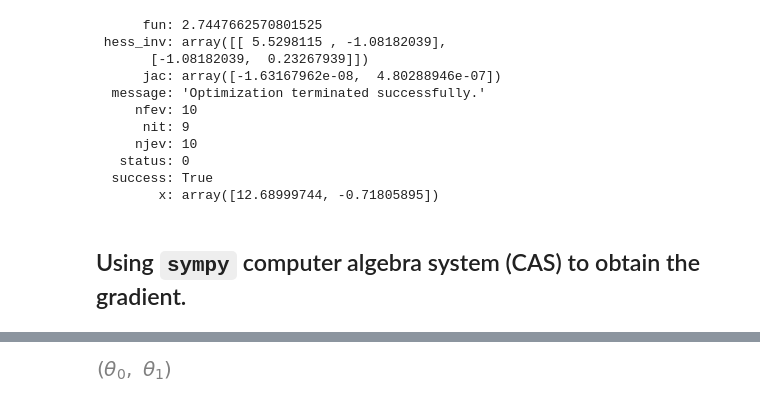
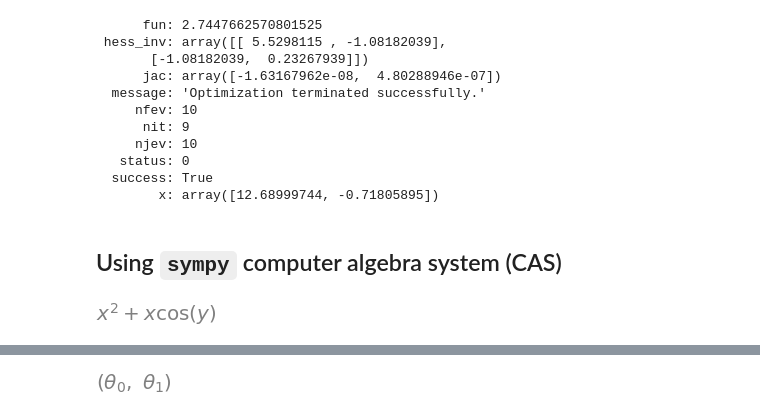
Before and after one commit to rramosp/2020.deeplearning, a Jupyter notebook: U3.01 - Designing ML algorithms assisted by a symbolic computing library.ipynb, the cells around one changed output, grey strips where cells are left out. Cells and saved outputs as stored; diff of their text form; code cells hidden in the pictures.

```diff
--- a/U3.01 - Designing ML algorithms assisted by a symbolic computing library.ipynb
+++ b/U3.01 - Designing ML algorithms assisted by a symbolic computing library.ipynb
@@ -92,4 +92,11 @@ r
   success: True
         x: array([12.68999744, -0.71805895])
 # %% [markdown]
-## Using `sympy` computer algebra system (CAS) to obtain the gradient.
+## Using `sympy` computer algebra system (CAS)
+# %%
+x,y = sy.symbols("x y")
+# %%
+z = x**2 + x*sy.cos(y)
+z
+# %% [output]
+[figure, added]
```
Also changed, not shown: parts of 32 cells of this notebook.
